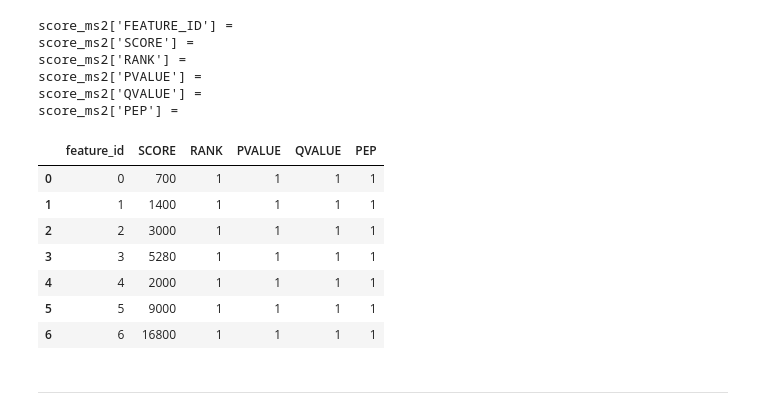
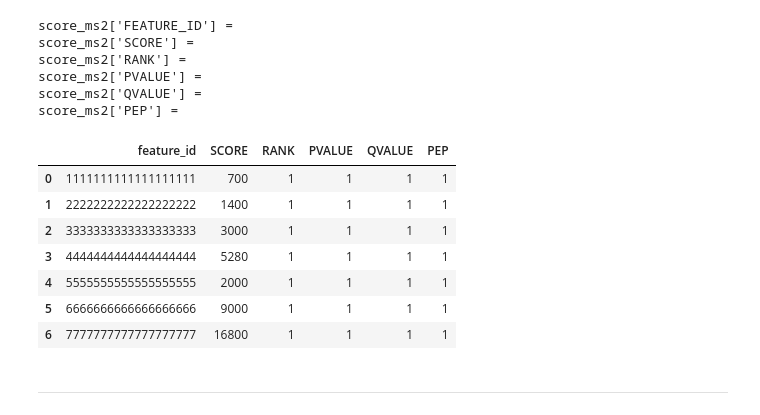
Before and after one commit to PyProphet/pyprophet, a Jupyter notebook: sandbox/createFakeOSW.ipynb, the cells around one changed output. Cells and saved outputs as stored; diff of their text form; code cells hidden in the pictures.

```diff
--- a/sandbox/createFakeOSW.ipynb
+++ b/sandbox/createFakeOSW.ipynb
@@ -92,8 +92,10 @@ cur.execute(createFeatures)
 precursor_table = pd.read_sql("select id, precursor_mz from precursor", conn)
 # %%
 precursor_table = precursor_table[precursor_table['PRECURSOR_MZ'] < 700] # we want the 700 m/z to not have any features associated with it
+# %%
+numDigits = 19
 # %%
-features = pd.DataFrame(np.column_stack([np.arange(0,7), np.array([6,6,4,5,0,2,3])]), columns=['id', 'precursor_id'])
+features = pd.DataFrame(np.column_stack([np.arange(int('1' * numDigits), int('8' * numDigits), int('1' * numDigits)), np.array([6,6,4,5,0,2,3])]), columns=['id', 'precursor_id'])
 # %%
 features = features.merge(precursor_table, left_on='precursor_id', right_on='ID')
 # %%
@@ -108,8 +110,9 @@ precursor_table
 | 5 | 3 | 600.0 |
 # %%
 # feature table
-features['run_id'] = np.array([1] * len(features), dtype=int)
-features['exp_rt'] = features['PRECURSOR_MZ'] + round((features['id'] + 1) / 100, 2)
+proxy_ids = features['id'].astype(str).apply(lambda x: x[0]).astype(int)  # since id is complicated now create a proxy feature id which is the first digit
+features['run_id'] = np.array([int('1' * 19)] * len(features), dtype=int) # should be long so that check for type conversion errors
+features['exp_rt'] = features['PRECURSOR_MZ'] + round((proxy_ids) / 100, 2)
 features['exp_im'] = features['exp_rt']
 features['norm_rt'] = [ int(i) for i in features['exp_rt'] ]
 features['delta_rt'] = [0.01] * len(features)
@@ -392,21 +396,21 @@ score_ms2['QVALUE'] =
 score_ms2['PEP'] =
 # %%
 score_ms2 = feature_ms1[['feature_id']].copy()
-score_ms2['SCORE'] = (features['id'] + 1) * (features['precursor_id'] + 1) * features['exp_rt'].astype(int) # (feature_id+1) * (precursor_id+1)
+score_ms2['SCORE'] = (proxy_ids) * (features['precursor_id'] + 1) * features['exp_rt'].astype(int) # (feature_id) * (precursor_id+1)
 score_ms2['RANK'] = [1] *7
 score_ms2['PVALUE'] = [1] * 7
 score_ms2['QVALUE'] = [1] *7
 score_ms2['PEP'] = [1] *7
 score_ms2
 # %% [output]
 |  | feature_id | SCORE | RANK | PVALUE | QVALUE | PEP |
-| 0 | 0 | 700 | 1 | 1 | 1 | 1 |
-| 1 | 1 | 1400 | 1 | 1 | 1 | 1 |
-| 2 | 2 | 3000 | 1 | 1 | 1 | 1 |
-| 3 | 3 | 5280 | 1 | 1 | 1 | 1 |
-| 4 | 4 | 2000 | 1 | 1 | 1 | 1 |
-| 5 | 5 | 9000 | 1 | 1 | 1 | 1 |
-| 6 | 6 | 16800 | 1 | 1 | 1 | 1 |
+| 0 | 1111111111111111111 | 700 | 1 | 1 | 1 | 1 |
+| 1 | 2222222222222222222 | 1400 | 1 | 1 | 1 | 1 |
+| 2 | 3333333333333333333 | 3000 | 1 | 1 | 1 | 1 |
+| 3 | 4444444444444444444 | 5280 | 1 | 1 | 1 | 1 |
+| 4 | 5555555555555555555 | 2000 | 1 | 1 | 1 | 1 |
+| 5 | 6666666666666666666 | 9000 | 1 | 1 | 1 | 1 |
+| 6 | 7777777777777777777 | 16800 | 1 | 1 | 1 | 1 |
 # %%
 for entry in score_ms2.itertuples():
     entry = list(entry)[1:]
```
Also changed, not shown: parts of 7 cells of this notebook, 2 other files.
